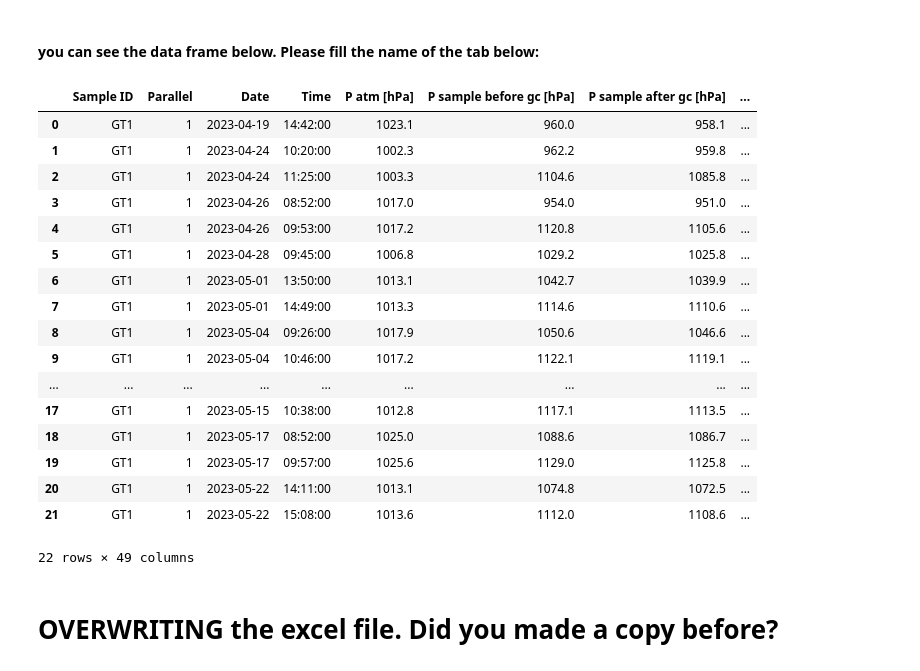
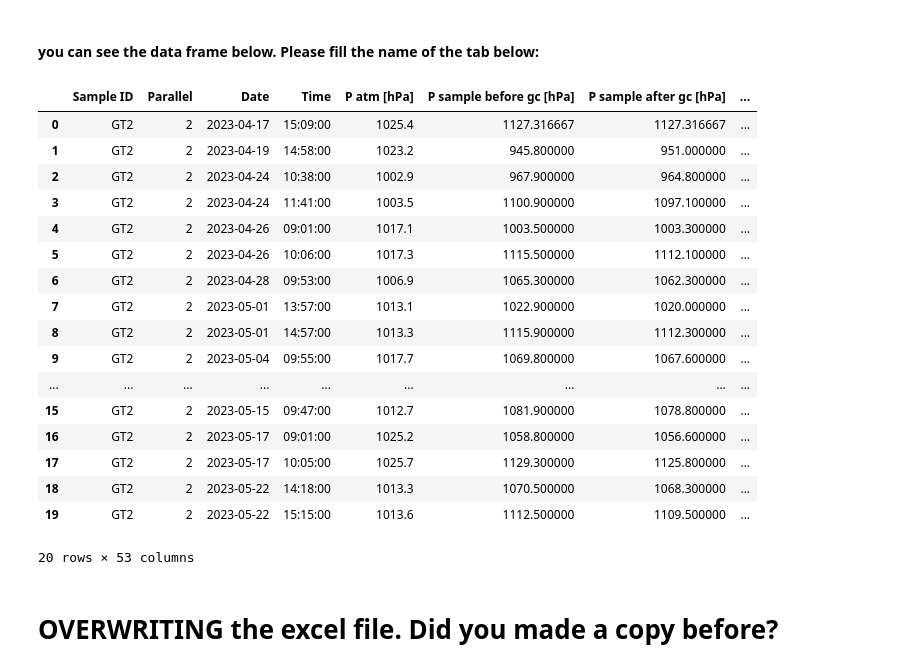
Before and after one commit to RGrobben/Excell_and_Data_Frames_for_Gas_Respiration_tests, a Jupyter notebook: Run/running_sheet_with_given_layout_01.ipynb, the cells around one changed output. Drawn from its saved outputs; the diff is of its cells as text; code cells hidden in the pictures.

```diff
--- a/Run/running_sheet_with_given_layout_01.ipynb
+++ b/Run/running_sheet_with_given_layout_01.ipynb
@@ -5,7 +7,7 @@ from run_data_frame_calculations import RunDataFrameCalculationsForOneDataFrame
 # %% [markdown]
 # Make a COPY before you run the script
 # %%
-path_input_excel = r"C:\Users\robbe\Downloads\python\given layout sheet\1.0 meeting 16-6-2023- only raw data.xlsx"
+path_input_excel = r"C:\Users\robbe\Downloads\Gas_production_KRA_BEP_R.Grobben_final_01_run_File.xlsx"
 
 #make instance of excel manger
 manager = ExcelManager(path_input_excel)
@@ -30,7 +32,7 @@ basic_column_names = ['Sample ID', 'Parallel', 'Date', 'Time', 'P atm [hPa]', 'P
 ##### you can check if the sheets are in the instance of the excell manager class.
 # %%
 # check if you can see the data_frame
-full_sheet = manager.load_sheet_table(sheet_name="GT5.2", start_row=9)
+full_sheet = manager.load_sheet_table(sheet_name="GT1.1", start_row=9)
 
 display(full_sheet)
 print(f' As you can see now the full sheet is shown')
@@ -106,7 +108,7 @@ for sheet_name in sheet_names_samples:
     print(f"started with sheet: {sheet_name}")
     # loading the data frame
     column_end = NiceExcelFunction.get_column_index_from_letter(column_letter="O")
-    data_frame = manager.load_sheet_table_with_input_header(sheet_name=sheet_name, column_names=basic_column_names, start_row=13, end_column=column_end)
+    data_frame = manager.load_sheet_table_with_input_header(sheet_name=sheet_name, column_names=basic_column_names, start_row=12, end_column=column_end)
 
     # loading the data class with the constants for the sample
     constants_data_class = dict_constants_data_classes[sheet_name]
@@ -124,6 +126,7 @@ for sheet_name in sheet_names_samples:
 
     # run mol gas composition
     RunDataFrameCalculationsForOneDataFrame(data_frame=data_frame).run_mol_gas_composition_calculation()
+
     # run moles produced
     RunDataFrameCalculationsForOneDataFrame(data_frame=data_frame).run_moles_produced()
     # run cumulative calculations carbon in gas phase
@@ -166,34 +169,34 @@ filled dictionary for GT8.2
 # %% [markdown]
 #### you can see the data frame below. Please fill the name of the tab below:
 # %%
-sheet_tab_name = "GT1.1"
+sheet_tab_name = "GT2.2"
 
 
 dict_data_frames = manager.get_dict_panda_data_frames()
 display(dict_data_frames[sheet_tab_name])
 # Set the display options
 pd.set_option('display.max_rows', None)  # Display all rows
 pd.set_option('display.max_columns', None)  # Display all columns
 pd.set_option('display.width', None)  # Automatically adjust the column width to fit the contents
 # %% [output]
 |  | Sample ID | Parallel | Date | Time | P atm [hPa] | P sample before gc [hPa] | P sample after gc [hPa] | ... |
-| 0 | GT1 | 1 | 2023-04-19 | 14:42:00 | 1023.1 | 960.0 | 958.1 | ... |
-| 1 | GT1 | 1 | 2023-04-24 | 10:20:00 | 1002.3 | 962.2 | 959.8 | ... |
-| 2 | GT1 | 1 | 2023-04-24 | 11:25:00 | 1003.3 | 1104.6 | 1085.8 | ... |
-| 3 | GT1 | 1 | 2023-04-26 | 08:52:00 | 1017.0 | 954.0 | 951.0 | ... |
-| 4 | GT1 | 1 | 2023-04-26 | 09:53:00 | 1017.2 | 1120.8 | 1105.6 | ... |
-| 5 | GT1 | 1 | 2023-04-28 | 09:45:00 | 1006.8 | 1029.2 | 1025.8 | ... |
-| 6 | GT1 | 1 | 2023-05-01 | 13:50:00 | 1013.1 | 1042.7 | 1039.9 | ... |
-| 7 | GT1 | 1 | 2023-05-01 | 14:49:00 | 1013.3 | 1114.6 | 1110.6 | ... |
-| 8 | GT1 | 1 | 2023-05-04 | 09:26:00 | 1017.9 | 1050.6 | 1046.6 | ... |
-| 9 | GT1 | 1 | 2023-05-04 | 10:46:00 | 1017.2 | 1122.1 | 1119.1 | ... |
+| 0 | GT2 | 2 | 2023-04-17 | 15:09:00 | 1025.4 | 1127.316667 | 1127.316667 | ... |
+| 1 | GT2 | 2 | 2023-04-19 | 14:58:00 | 1023.2 | 945.800000 | 951.000000 | ... |
+| 2 | GT2 | 2 | 2023-04-24 | 10:38:00 | 1002.9 | 967.900000 | 964.800000 | ... |
+| 3 | GT2 | 2 | 2023-04-24 | 11:41:00 | 1003.5 | 1100.900000 | 1097.100000 | ... |
+| 4 | GT2 | 2 | 2023-04-26 | 09:01:00 | 1017.1 | 1003.500000 | 1003.300000 | ... |
+| 5 | GT2 | 2 | 2023-04-26 | 10:06:00 | 1017.3 | 1115.500000 | 1112.100000 | ... |
+| 6 | GT2 | 2 | 2023-04-28 | 09:53:00 | 1006.9 | 1065.300000 | 1062.300000 | ... |
+| 7 | GT2 | 2 | 2023-05-01 | 13:57:00 | 1013.1 | 1022.900000 | 1020.000000 | ... |
+| 8 | GT2 | 2 | 2023-05-01 | 14:57:00 | 1013.3 | 1115.900000 | 1112.300000 | ... |
+| 9 | GT2 | 2 | 2023-05-04 | 09:55:00 | 1017.7 | 1069.800000 | 1067.600000 | ... |
 | ... | ... | ... | ... | ... | ... | ... | ... | ... |
-| 17 | GT1 | 1 | 2023-05-15 | 10:38:00 | 1012.8 | 1117.1 | 1113.5 | ... |
-| 18 | GT1 | 1 | 2023-05-17 | 08:52:00 | 1025.0 | 1088.6 | 1086.7 | ... |
-| 19 | GT1 | 1 | 2023-05-17 | 09:57:00 | 1025.6 | 1129.0 | 1125.8 | ... |
-| 20 | GT1 | 1 | 2023-05-22 | 14:11:00 | 1013.1 | 1074.8 | 1072.5 | ... |
-| 21 | GT1 | 1 | 2023-05-22 | 15:08:00 | 1013.6 | 1112.0 | 1108.6 | ... |
+| 15 | GT2 | 2 | 2023-05-15 | 09:47:00 | 1012.7 | 1081.900000 | 1078.800000 | ... |
+| 16 | GT2 | 2 | 2023-05-17 | 09:01:00 | 1025.2 | 1058.800000 | 1056.600000 | ... |
+| 17 | GT2 | 2 | 2023-05-17 | 10:05:00 | 1025.7 | 1129.300000 | 1125.800000 | ... |
+| 18 | GT2 | 2 | 2023-05-22 | 14:18:00 | 1013.3 | 1070.500000 | 1068.300000 | ... |
+| 19 | GT2 | 2 | 2023-05-22 | 15:15:00 | 1013.6 | 1112.500000 | 1109.500000 | ... |
-22 rows × 49 columns
+20 rows × 53 columns
 # %% [markdown]
 # OVERWRITING the excel file. Did you made a copy before?
 # %%
```
Also changed, not shown: parts of 3 cells of this notebook, 3 other files.
